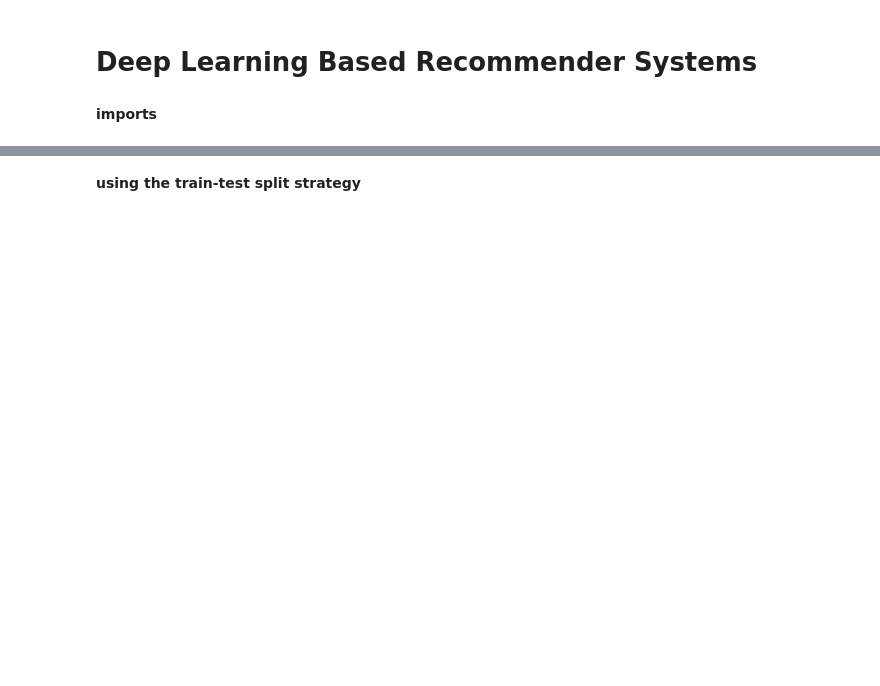
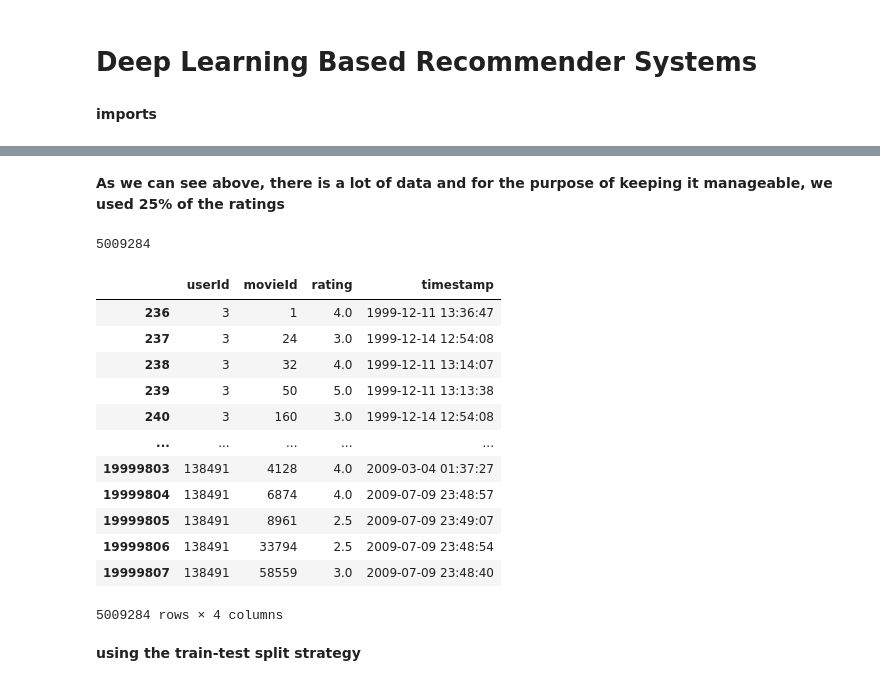
Before and after one commit to Ranvirsv/Deep-Learning-Based-Recommender-System, a Jupyter notebook: Notebooks/DLRS.ipynb, the cells around one changed output, grey strips where cells are left out. Drawn from its saved outputs; the diff is of its cells as text; code cells hidden in the pictures; blank space fills up the shorter version.

```diff
--- a/Notebooks/DLRS.ipynb
+++ b/Notebooks/DLRS.ipynb
@@ -22,9 +35,29 @@ ratings = pd.read_csv(r"C:\Users\Anshul M\movie-ai\Deep-Learning-Based-Recommend
+# %% [markdown]
+**As we can see above, there is a lot of data and for the purpose of keeping it manageable, we used 25% of the ratings**
 # %%
 rand_userIds = np.random.choice(ratings['userId'].unique(),
                                 size=int(len(ratings['userId'].unique())*0.25),
                                 replace=False)
 
 # mapping the new ratings to the older IDs
 ratings = ratings.loc[ratings['userId'].isin(rand_userIds)]
+
+print(len(ratings))
+ratings
+# %% [output]
+5009284
+|  | userId | movieId | rating | timestamp |
+| 236 | 3 | 1 | 4.0 | 1999-12-11 13:36:47 |
+| 237 | 3 | 24 | 3.0 | 1999-12-14 12:54:08 |
+| 238 | 3 | 32 | 4.0 | 1999-12-11 13:14:07 |
+| 239 | 3 | 50 | 5.0 | 1999-12-11 13:13:38 |
+| 240 | 3 | 160 | 3.0 | 1999-12-14 12:54:08 |
+| ... | ... | ... | ... | ... |
+| 19999803 | 138491 | 4128 | 4.0 | 2009-03-04 01:37:27 |
+| 19999804 | 138491 | 6874 | 4.0 | 2009-07-09 23:48:57 |
+| 19999805 | 138491 | 8961 | 2.5 | 2009-07-09 23:49:07 |
+| 19999806 | 138491 | 33794 | 2.5 | 2009-07-09 23:48:54 |
+| 19999807 | 138491 | 58559 | 3.0 | 2009-07-09 23:48:40 |
+5009284 rows × 4 columns
 # %% [markdown]
 **using the train-test split strategy**
```
Also changed, not shown: parts of 17 cells of this notebook.
